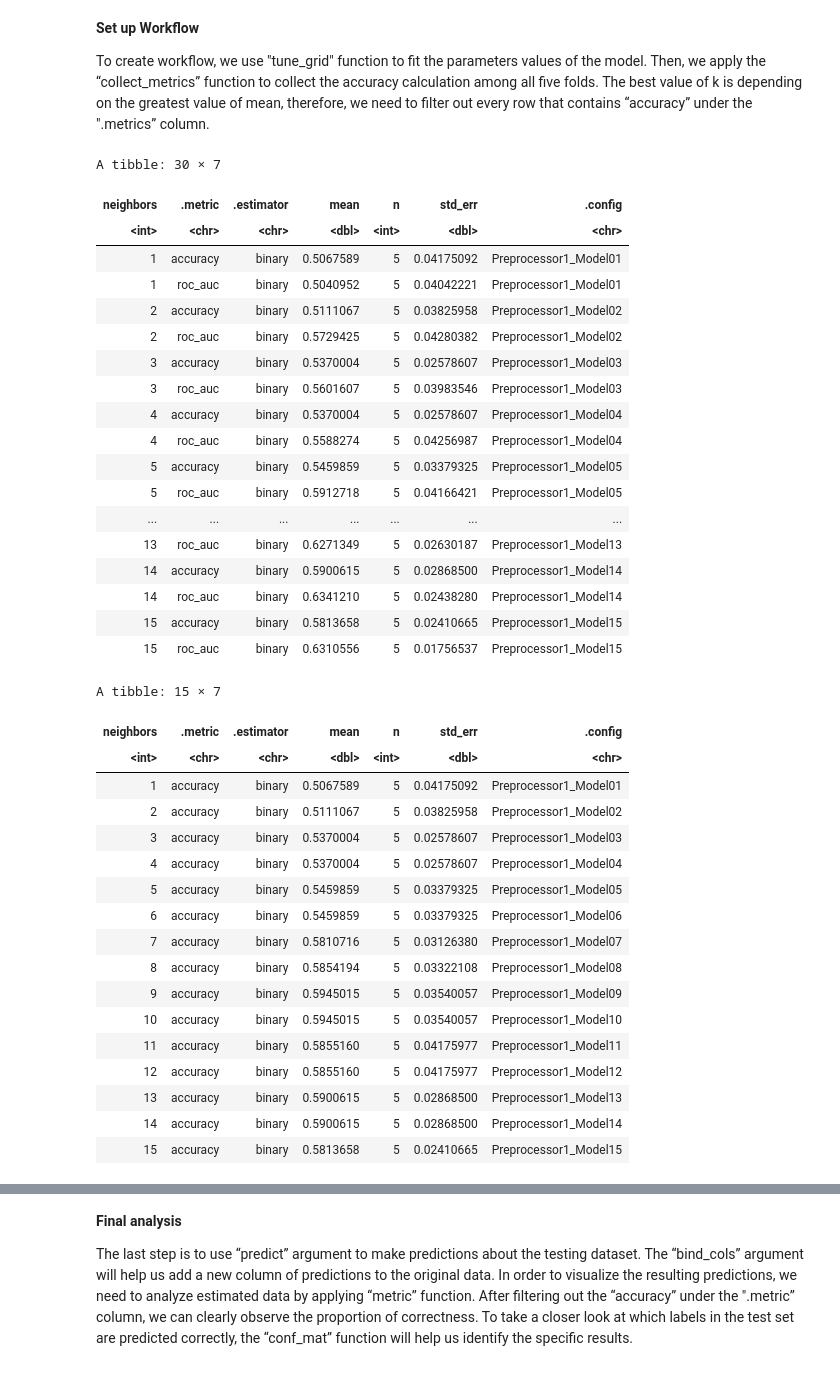
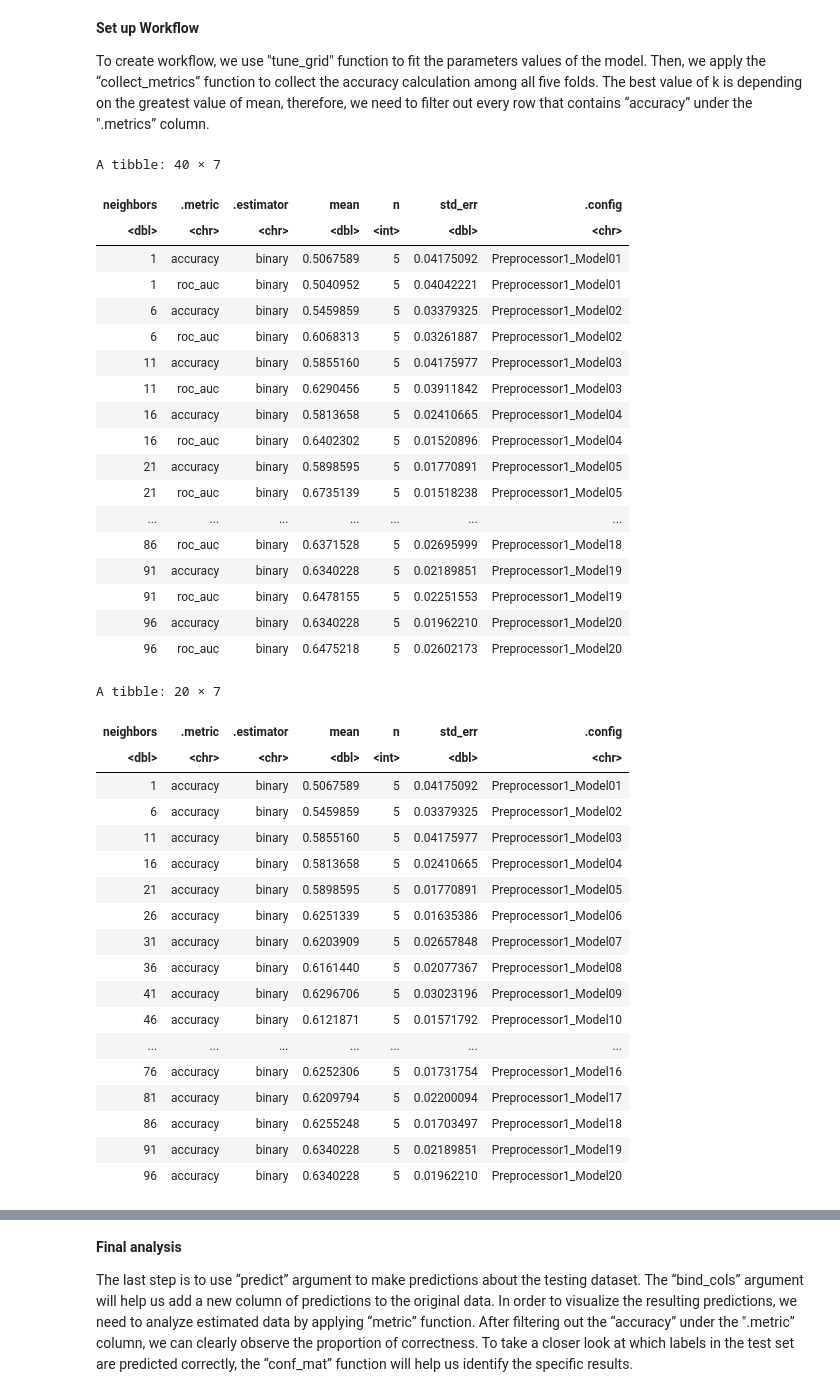
Before and after one commit to ywang550/dsci100project, a Jupyter notebook: Final Project.ipynb, the cells around one changed output, grey strips where cells are left out. Drawn from its saved outputs; the diff is of its cells as text; code cells hidden in the pictures.

```diff
--- a/Final Project.ipynb
+++ b/Final Project.ipynb
@@ -162,6 +162,8 @@ heart_recipe <- recipe(presc ~ age + chol, data = heart_disease_train) |>
   step_scale(all_predictors()) |>
   step_center(all_predictors())
 
+
+
 #Create model
 knn_tune <- nearest_neighbor(weight_func = "rectangular", neighbors = tune()) |>
      set_engine("kknn") |>
@@ -169,6 +171,8 @@ knn_tune <- nearest_neighbor(weight_func = "rectangular", neighbors = tune()) |>
 
 heart_recipe
 knn_tune
+
+k_vals <- tibble(neighbors = seq(from = 1, to = 100, by = 5))
 # %% [output]
 ── Recipe ──────────────────────────────────────────────────────────────────────
 
@@ -202,55 +206,57 @@ To create workflow, we use "tune_grid" function to fit the parameters values of
 # %%
 #Set up workflow
 set.seed(2020)
 knn_results <- workflow() |>
   add_recipe(heart_recipe) |>
   add_model(knn_tune) |>
-  tune_grid(resamples = heart_vfold, grid = 30) |>
+  tune_grid(resamples = heart_vfold, grid = k_vals) |>
   collect_metrics()
 
 knn_results
 
 #Filter our the result of accuracy to clearly identify the greatest mean value
 accuracies <- knn_results |>
   filter(.metric == "accuracy")
 
+
 accuracies
 # %% [output]
-A tibble: 30 × 7
+A tibble: 40 × 7
 | neighbors | .metric | .estimator | mean | n | std_err | .config |
-| <int> | <chr> | <chr> | <dbl> | <int> | <dbl> | <chr> |
+| <dbl> | <chr> | <chr> | <dbl> | <int> | <dbl> | <chr> |
 | 1 | accuracy | binary | 0.5067589 | 5 | 0.04175092 | Preprocessor1_Model01 |
 | 1 | roc_auc | binary | 0.5040952 | 5 | 0.04042221 | Preprocessor1_Model01 |
-| 2 | accuracy | binary | 0.5111067 | 5 | 0.03825958 | Preprocessor1_Model02 |
-| 2 | roc_auc | binary | 0.5729425 | 5 | 0.04280382 | Preprocessor1_Model02 |
-| 3 | accuracy | binary | 0.5370004 | 5 | 0.02578607 | Preprocessor1_Model03 |
-| 3 | roc_auc | binary | 0.5601607 | 5 | 0.03983546 | Preprocessor1_Model03 |
-| 4 | accuracy | binary | 0.5370004 | 5 | 0.02578607 | Preprocessor1_Model04 |
-| 4 | roc_auc | binary | 0.5588274 | 5 | 0.04256987 | Preprocessor1_Model04 |
-| 5 | accuracy | binary | 0.5459859 | 5 | 0.03379325 | Preprocessor1_Model05 |
-| 5 | roc_auc | binary | 0.5912718 | 5 | 0.04166421 | Preprocessor1_Model05 |
+| 6 | accuracy | binary | 0.5459859 | 5 | 0.03379325 | Preprocessor1_Model02 |
+| 6 | roc_auc | binary | 0.6068313 | 5 | 0.03261887 | Preprocessor1_Model02 |
+| 11 | accuracy | binary | 0.5855160 | 5 | 0.04175977 | Preprocessor1_Model03 |
+| 11 | roc_auc | binary | 0.6290456 | 5 | 0.03911842 | Preprocessor1_Model03 |
+| 16 | accuracy | binary | 0.5813658 | 5 | 0.02410665 | Preprocessor1_Model04 |
+| 16 | roc_auc | binary | 0.6402302 | 5 | 0.01520896 | Preprocessor1_Model04 |
+| 21 | accuracy | binary | 0.5898595 | 5 | 0.01770891 | Preprocessor1_Model05 |
+| 21 | roc_auc | binary | 0.6735139 | 5 | 0.01518238 | Preprocessor1_Model05 |
 | ... | ... | ... | ... | ... | ... | ... |
-| 13 | roc_auc | binary | 0.6271349 | 5 | 0.02630187 | Preprocessor1_Model13 |
-| 14 | accuracy | binary | 0.5900615 | 5 | 0.02868500 | Preprocessor1_Model14 |
-| 14 | roc_auc | binary | 0.6341210 | 5 | 0.02438280 | Preprocessor1_Model14 |
-| 15 | accuracy | binary | 0.5813658 | 5 | 0.02410665 | Preprocessor1_Model15 |
-| 15 | roc_auc | binary | 0.6310556 | 5 | 0.01756537 | Preprocessor1_Model15 |
+| 86 | roc_auc | binary | 0.6371528 | 5 | 0.02695999 | Preprocessor1_Model18 |
+| 91 | accuracy | binary | 0.6340228 | 5 | 0.02189851 | Preprocessor1_Model19 |
+| 91 | roc_auc | binary | 0.6478155 | 5 | 0.02251553 | Preprocessor1_Model19 |
+| 96 | accuracy | binary | 0.6340228 | 5 | 0.01962210 | Preprocessor1_Model20 |
+| 96 | roc_auc | binary | 0.6475218 | 5 | 0.02602173 | Preprocessor1_Model20 |
-A tibble: 15 × 7
+A tibble: 20 × 7
 | neighbors | .metric | .estimator | mean | n | std_err | .config |
-| <int> | <chr> | <chr> | <dbl> | <int> | <dbl> | <chr> |
+| <dbl> | <chr> | <chr> | <dbl> | <int> | <dbl> | <chr> |
 | 1 | accuracy | binary | 0.5067589 | 5 | 0.04175092 | Preprocessor1_Model01 |
-| 2 | accuracy | binary | 0.5111067 | 5 | 0.03825958 | Preprocessor1_Model02 |
-| 3 | accuracy | binary | 0.5370004 | 5 | 0.02578607 | Preprocessor1_Model03 |
-| 4 | accuracy | binary | 0.5370004 | 5 | 0.02578607 | Preprocessor1_Model04 |
-| 5 | accuracy | binary | 0.5459859 | 5 | 0.03379325 | Preprocessor1_Model05 |
-| 6 | accuracy | binary | 0.5459859 | 5 | 0.03379325 | Preprocessor1_Model06 |
-| 7 | accuracy | binary | 0.5810716 | 5 | 0.03126380 | Preprocessor1_Model07 |
-| 8 | accuracy | binary | 0.5854194 | 5 | 0.03322108 | Preprocessor1_Model08 |
-| 9 | accuracy | binary | 0.5945015 | 5 | 0.03540057 | Preprocessor1_Model09 |
-| 10 | accuracy | binary | 0.5945015 | 5 | 0.03540057 | Preprocessor1_Model10 |
-| 11 | accuracy | binary | 0.5855160 | 5 | 0.04175977 | Preprocessor1_Model11 |
-| 12 | accuracy | binary | 0.5855160 | 5 | 0.04175977 | Preprocessor1_Model12 |
-| 13 | accuracy | binary | 0.5900615 | 5 | 0.02868500 | Preprocessor1_Model13 |
-| 14 | accuracy | binary | 0.5900615 | 5 | 0.02868500 | Preprocessor1_Model14 |
-| 15 | accuracy | binary | 0.5813658 | 5 | 0.02410665 | Preprocessor1_Model15 |
+| 6 | accuracy | binary | 0.5459859 | 5 | 0.03379325 | Preprocessor1_Model02 |
+| 11 | accuracy | binary | 0.5855160 | 5 | 0.04175977 | Preprocessor1_Model03 |
+| 16 | accuracy | binary | 0.5813658 | 5 | 0.02410665 | Preprocessor1_Model04 |
+| 21 | accuracy | binary | 0.5898595 | 5 | 0.01770891 | Preprocessor1_Model05 |
+| 26 | accuracy | binary | 0.6251339 | 5 | 0.01635386 | Preprocessor1_Model06 |
+| 31 | accuracy | binary | 0.6203909 | 5 | 0.02657848 | Preprocessor1_Model07 |
+| 36 | accuracy | binary | 0.6161440 | 5 | 0.02077367 | Preprocessor1_Model08 |
+| 41 | accuracy | binary | 0.6296706 | 5 | 0.03023196 | Preprocessor1_Model09 |
+| 46 | accuracy | binary | 0.6121871 | 5 | 0.01571792 | Preprocessor1_Model10 |
+| ... | ... | ... | ... | ... | ... | ... |
+| 76 | accuracy | binary | 0.6252306 | 5 | 0.01731754 | Preprocessor1_Model16 |
+| 81 | accuracy | binary | 0.6209794 | 5 | 0.02200094 | Preprocessor1_Model17 |
+| 86 | accuracy | binary | 0.6255248 | 5 | 0.01703497 | Preprocessor1_Model18 |
+| 91 | accuracy | binary | 0.6340228 | 5 | 0.02189851 | Preprocessor1_Model19 |
+| 96 | accuracy | binary | 0.6340228 | 5 | 0.01962210 | Preprocessor1_Model20 |
 # %% [markdown]
```
Also changed, not shown: parts of 8 cells of this notebook.
